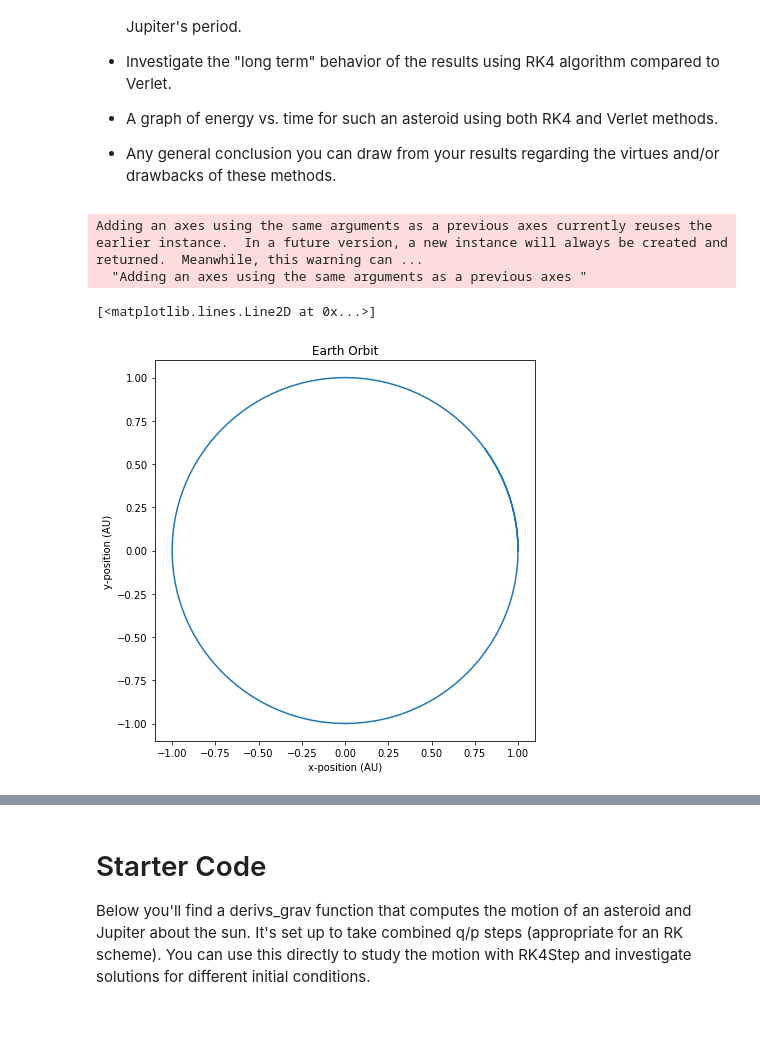
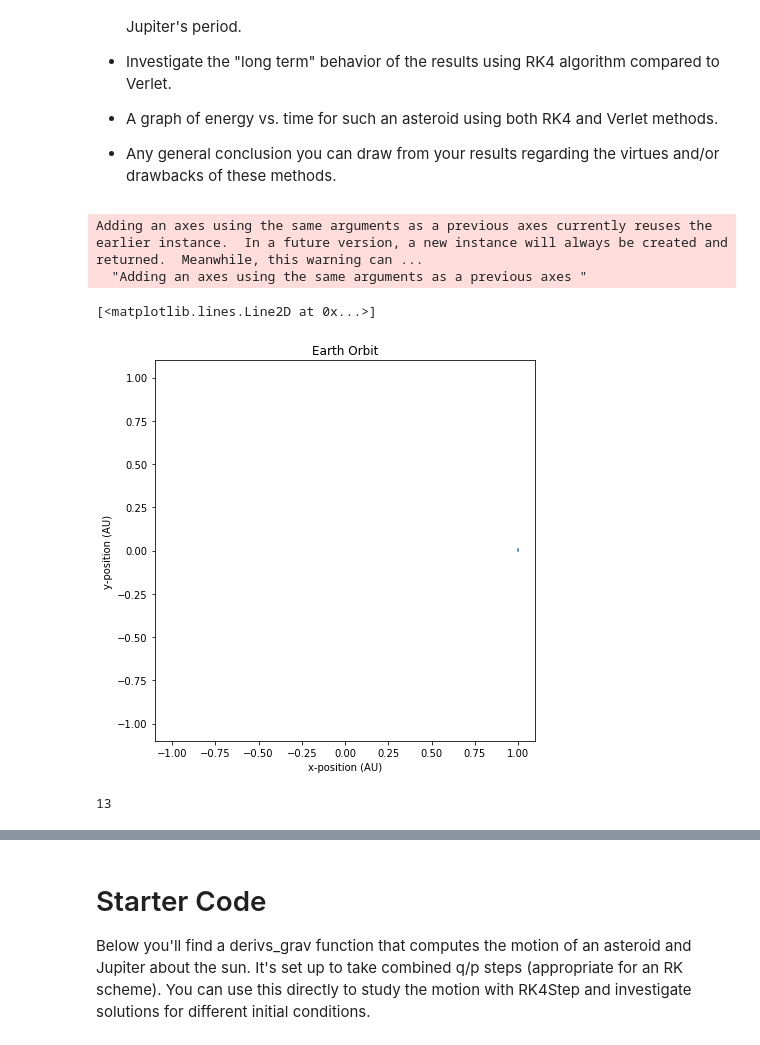
Before and after one commit to gil-miranda/playground, a Jupyter notebook: sci-comp-notebooks-master/P04-HigherOrderMethods.ipynb, the cells around one changed output, grey strips where cells are left out. Drawn from its saved outputs; the diff is of its cells as text; code cells hidden in the pictures.

```diff
--- a/sci-comp-notebooks-master/P04-HigherOrderMethods.ipynb
+++ b/sci-comp-notebooks-master/P04-HigherOrderMethods.ipynb
@@ -200,7 +200,7 @@ Please write a report describing your efforts. Be sure to include the following:
 # %%
 GMs = (2*pi)**2   # measure time in years, distance in AU
 
-def derivs_grav(s, t, step=None):
+def derivs_grav(s, step=None):
     """
     Compute motion of Earth about the Sun
     """
@@ -210,7 +210,7 @@ def derivs_grav(s, t, step=None):
         return append(v,zeros(2))
 
     else:
-        rnorm = sqrt(sum(r*r))
+        rnorm = np.sqrt(sum(r*r))
         a = -GMs*r/rnorm**3
 
         if step is None:  # RK step
@@ -218,35 +218,40 @@ def derivs_grav(s, t, step=None):
 
         else: # Verlet velocity-step
             return append(zeros(2),a)
 
 v = array([0.0,2*pi])
 r = array([1.0,0.0])
 s=append(r,v)
 t=0.0
 dt=0.01
 tlist=[t]
 xlist=[s[0]]
 ylist=[s[1]]
 
-while t<1.1:
+while t<1:
     s = RK4Step(s, t, derivs_grav, dt)
     t += dt
     tlist.append(t)
     xlist.append(s[0])
     ylist.append(s[1])
 
 
 title("Earth Orbit")
 xlabel("x-position (AU)")
 ylabel("y-position (AU)")
 axes().set_aspect('equal')
 axis([-1.1,1.1,-1.1,1.1])
 plot(xlist, ylist)
 # %% [output]
 Adding an axes using the same arguments as a previous axes currently reuses the earlier instance.  In a future version, a new instance will always be created and returned.  Meanwhile, this warning can ...
   "Adding an axes using the same arguments as a previous axes "
 [<matplotlib.lines.Line2D at 0x...>]
-[figure, old version]
+[figure, new version]
+# %%
+r = array([2,3])
+sum(r**2)
+# %% [output]
+13
 # %%
 title("Earth Orbit")
 xlabel("time (years)")
```
Also changed, not shown: parts of 4 cells of this notebook.
